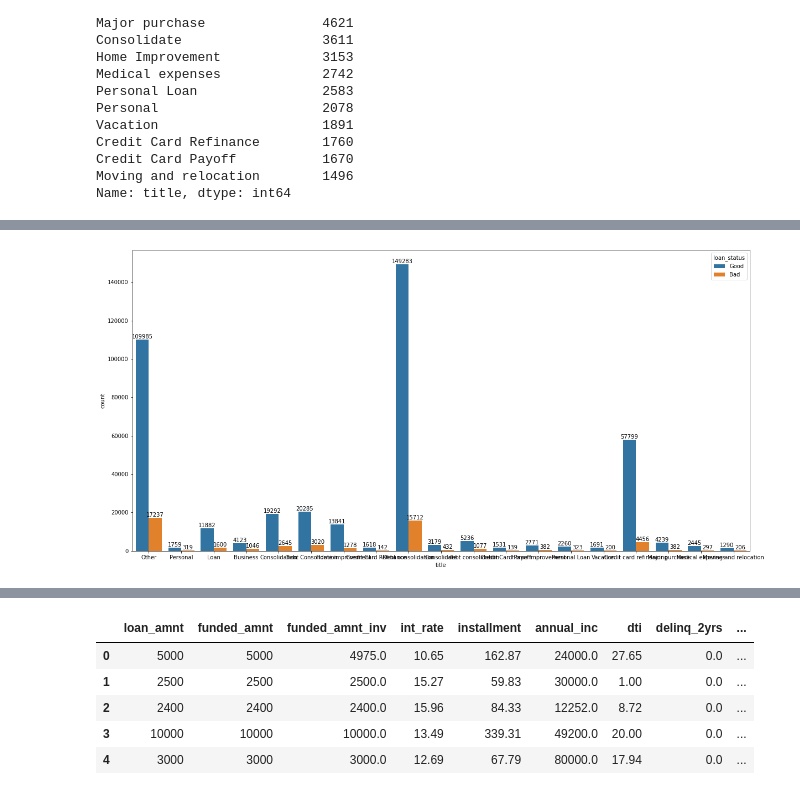
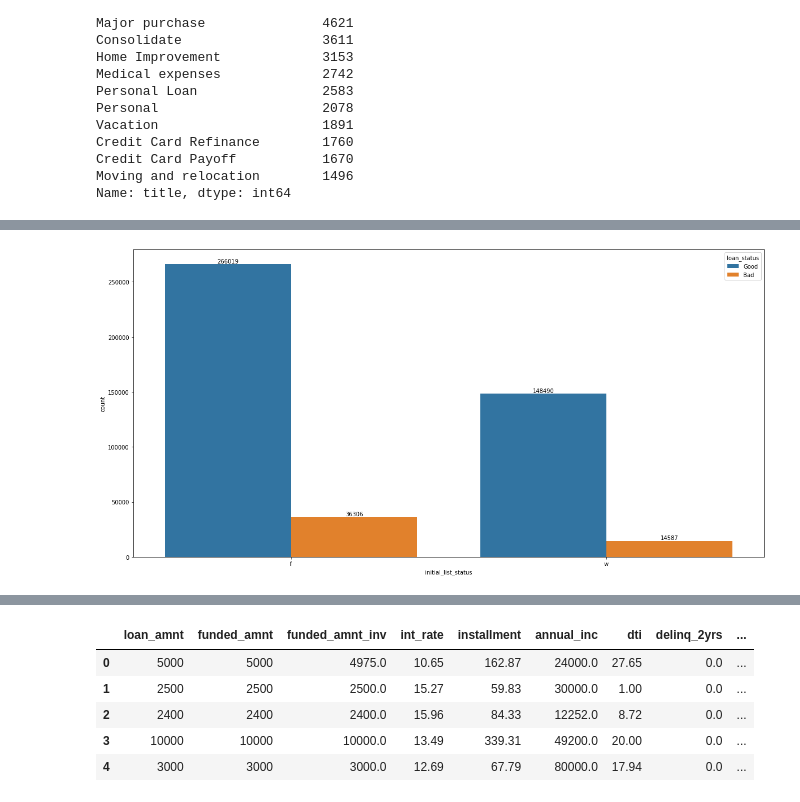
Before and after one commit to FransiscoReadyPermana/Credit-Risk-Prediction, a Jupyter notebook: test.ipynb, the cells around one changed output, grey strips where cells are left out. Drawn from its saved outputs; the diff is of its cells as text; code cells hidden in the pictures.

```diff
--- a/test.ipynb
+++ b/test.ipynb
@@ -629,3 +633,5 @@ plt.show()
+# %%
+df.drop(columns=['pymnt_plan'], inplace=True)
 # %%
 plt.figure(figsize=(20,10))
 ax = sns.countplot(x='purpose', data=df, hue='loan_status')
@@ -750,10 +769,10 @@ Name: title, dtype: int64
 # %%
 plt.figure(figsize=(20,10))
-ax = sns.countplot(x='title', data=df, hue='loan_status')
+ax = sns.countplot(x='initial_list_status', data=df, hue='loan_status')
 
 for container in ax.containers:
     ax.bar_label(container)
 
 plt.show()
 # %% [output]
-[figure, old version]
+[figure, new version]
```
Also changed, not shown: parts of 8 cells of this notebook.
